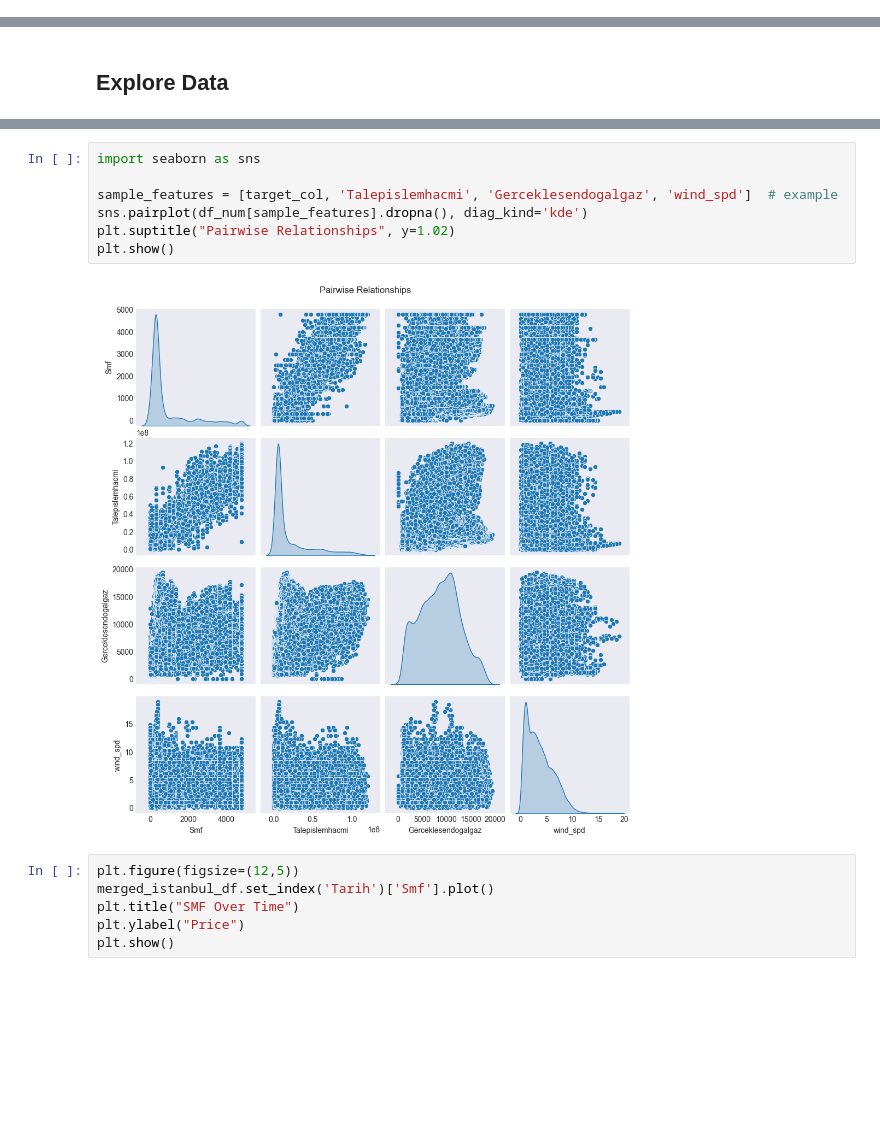
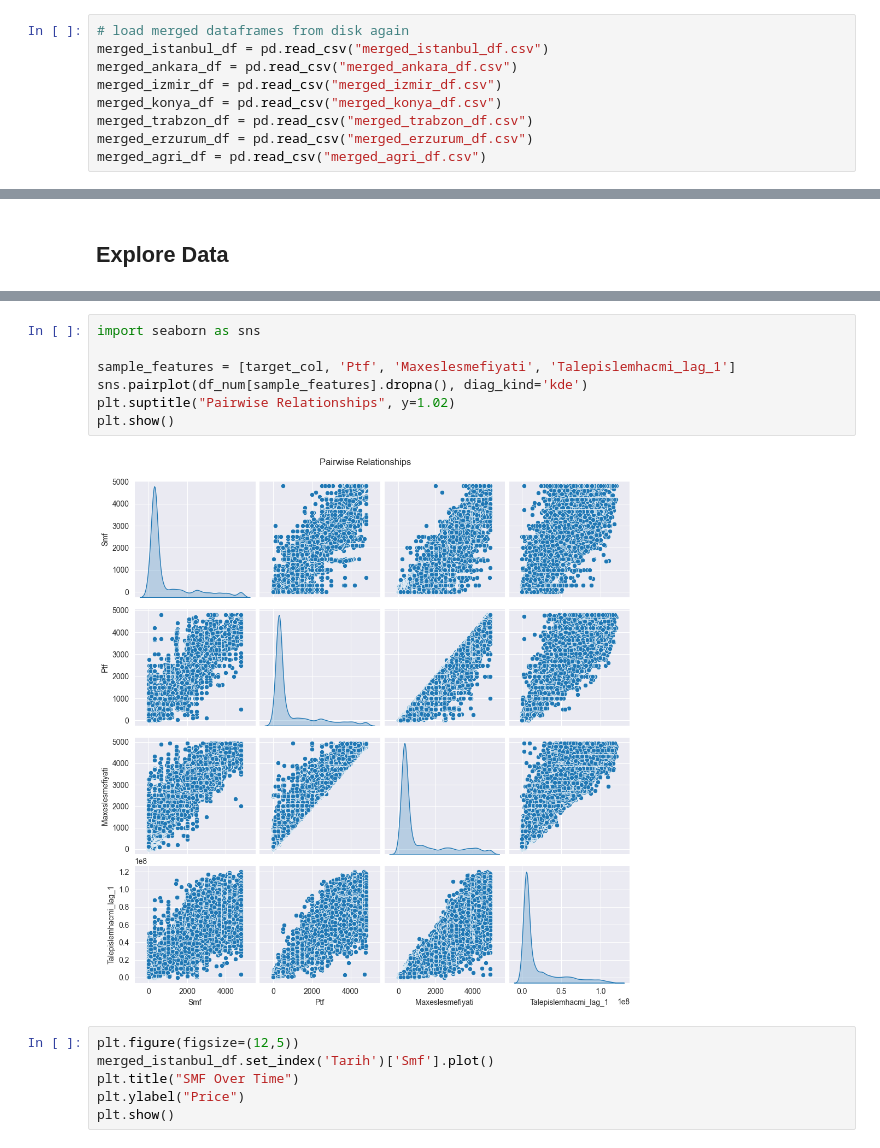
Before and after one commit to EmirhanSyl/kilowizard_backup, a Jupyter notebook: notebooks/02_data_exploration.ipynb, the cells around one changed output, grey strips where cells are left out. Cells and saved outputs as stored; diff of their text form; blank space fills up the shorter version.

```diff
--- a/notebooks/02_data_exploration.ipynb
+++ b/notebooks/02_data_exploration.ipynb
@@ -207 +232,10 @@ merged_istanbul_df
+# %%
+# load merged dataframes from disk again
+merged_istanbul_df = pd.read_csv("merged_istanbul_df.csv")
+merged_ankara_df = pd.read_csv("merged_ankara_df.csv")
+merged_izmir_df = pd.read_csv("merged_izmir_df.csv")
+merged_konya_df = pd.read_csv("merged_konya_df.csv")
+merged_trabzon_df = pd.read_csv("merged_trabzon_df.csv")
+merged_erzurum_df = pd.read_csv("merged_erzurum_df.csv")
+merged_agri_df = pd.read_csv("merged_agri_df.csv")
 # %% [markdown]
@@ -444,12 +485,12 @@ plt.show()
 # %%
 import seaborn as sns
 
-sample_features = [target_col, 'Talepislemhacmi', 'Gerceklesendogalgaz', 'wind_spd']  # example
+sample_features = [target_col, 'Ptf', 'Maxeslesmefiyati', 'Talepislemhacmi_lag_1']
 sns.pairplot(df_num[sample_features].dropna(), diag_kind='kde')
 plt.suptitle("Pairwise Relationships", y=1.02)
 plt.show()
 # %% [output]
-[figure, old version]
+[figure, new version]
 # %%
 plt.figure(figsize=(12,5))
 merged_istanbul_df.set_index('Tarih')['Smf'].plot()
```
Also changed, not shown: parts of 27 cells of this notebook, 8 other files.
